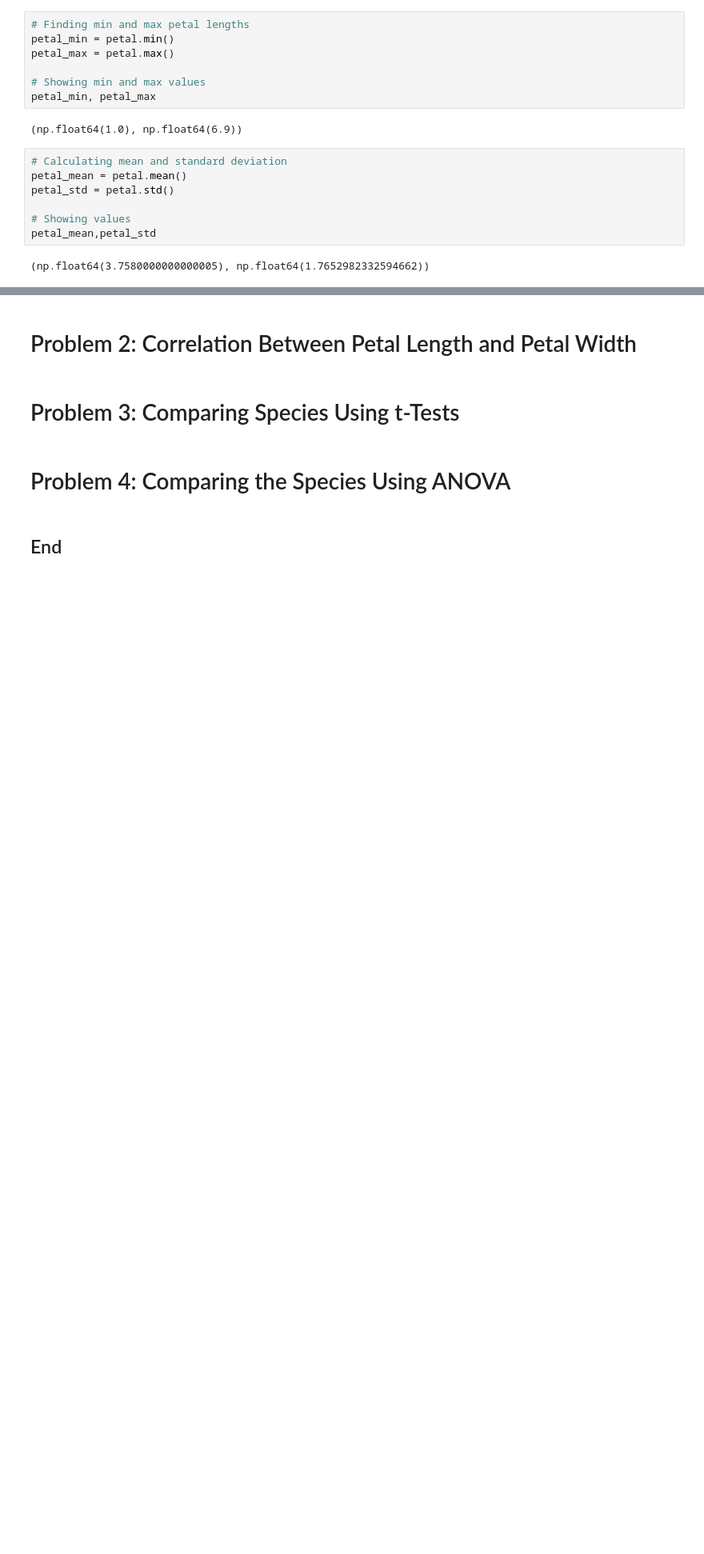
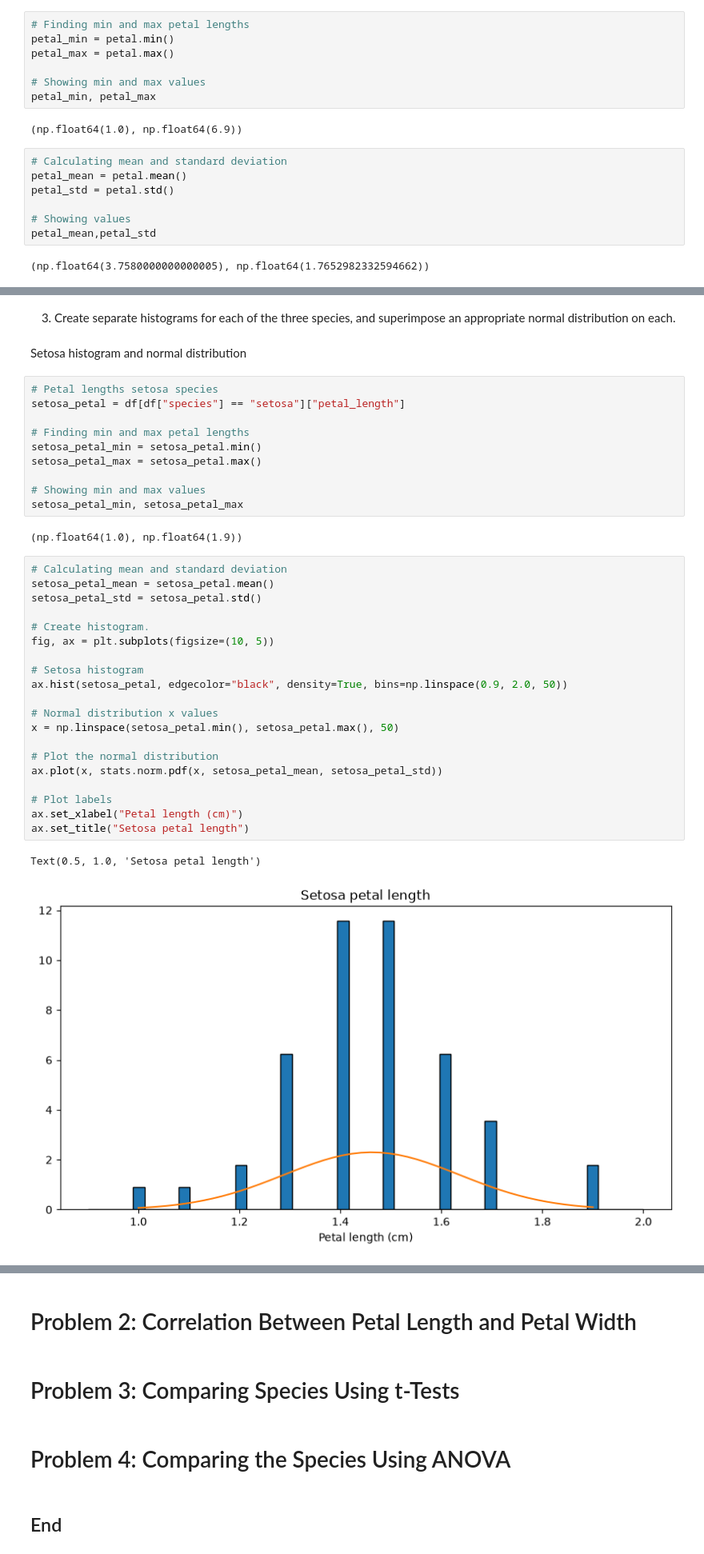
Before and after one commit to vanelyraa/applied-statistics, a Jupyter notebook: problems.ipynb, the cells around one changed output, grey strips where cells are left out. Shown at 80% size. Drawn from its saved outputs; the diff is of its cells as text; blank space fills up the shorter version.

```diff
--- a/problems.ipynb
+++ b/problems.ipynb
@@ -68,3 +69,42 @@ ax.set_xlabel("Petal length (cm)")
 ax.set_title("Petal length of all 150 flowers");
 # %% [output]
 [figure]
+# %% [markdown]
+3. Create separate histograms for each of the three species, and superimpose an appropriate normal distribution on each.
+# %% [markdown]
+Setosa histogram and normal distribution
+# %%
+# Petal lengths setosa species
+setosa_petal = df[df["species"] == "setosa"]["petal_length"]
+
+# Finding min and max petal lengths
+setosa_petal_min = setosa_petal.min()
+setosa_petal_max = setosa_petal.max()
+
+# Showing min and max values
+setosa_petal_min, setosa_petal_max
+# %% [output]
+(np.float64(1.0), np.float64(1.9))
+# %%
+# Calculating mean and standard deviation
+setosa_petal_mean = setosa_petal.mean()
+setosa_petal_std = setosa_petal.std()
+
+# Create histogram.
+fig, ax = plt.subplots(figsize=(10, 5))
+
+# Setosa histogram
+ax.hist(setosa_petal, edgecolor="black", density=True, bins=np.linspace(0.9, 2.0, 50))
+
+# Normal distribution x values
+x = np.linspace(setosa_petal.min(), setosa_petal.max(), 50)
+
+# Plot the normal distribution
+ax.plot(x, stats.norm.pdf(x, setosa_petal_mean, setosa_petal_std))
+
+# Plot labels
+ax.set_xlabel("Petal length (cm)")
+ax.set_title("Setosa petal length")
+# %% [output]
+Text(0.5, 1.0, 'Setosa petal length')
+[figure, added]
```
Also changed, not shown: parts of 9 cells of this notebook.
